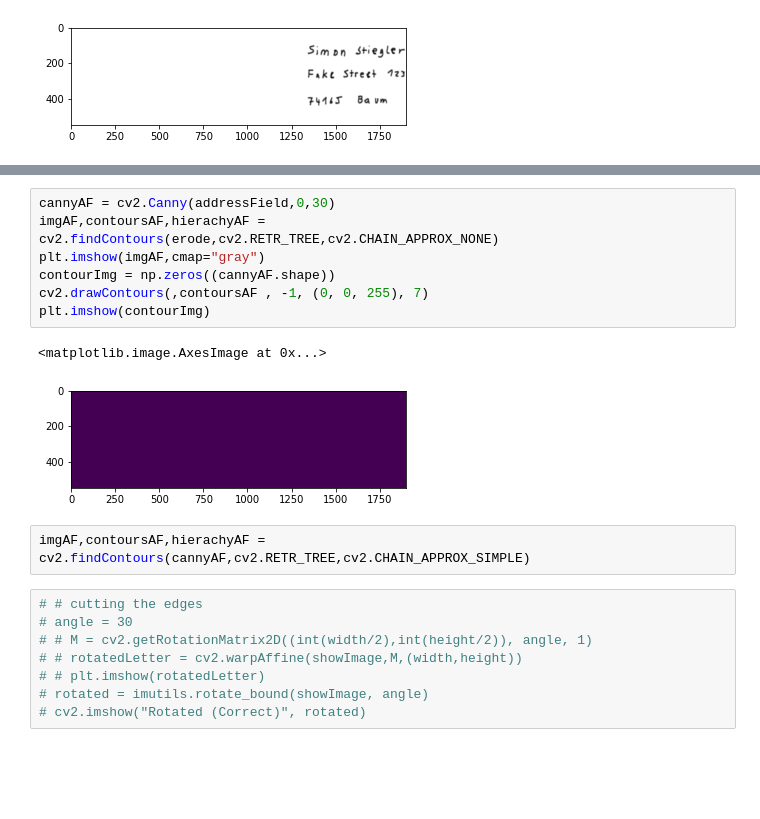
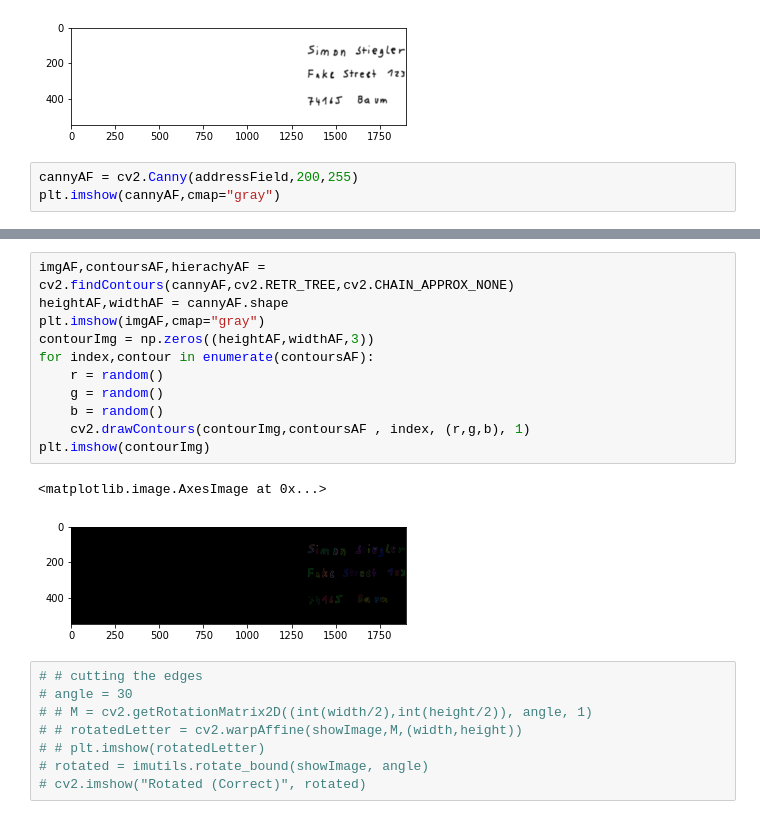
Before and after one commit to SimonStiegler/CRV_Postleitzahlerkennung, a Jupyter notebook: Programm.ipynb, the cells around one changed output, grey strips where cells are left out. Cells and saved outputs as stored; diff of their text form; blank space fills up the shorter version.

Commit message:
randomize Character

```diff
--- a/Programm.ipynb
+++ b/Programm.ipynb
@@ -197,3 +198,6 @@ plt.imshow(addressField, cmap="gray")
 # %% [output]
 <matplotlib.image.AxesImage at 0x...>
 [figure]
+# %%
+cannyAF = cv2.Canny(addressField,200,255)
+plt.imshow(cannyAF,cmap="gray")
@@ -200,15 +207,17 @@ plt.imshow(addressField, cmap="gray")
 # %%
-cannyAF = cv2.Canny(addressField,0,30)
-imgAF,contoursAF,hierachyAF = cv2.findContours(erode,cv2.RETR_TREE,cv2.CHAIN_APPROX_NONE)
+imgAF,contoursAF,hierachyAF = cv2.findContours(cannyAF,cv2.RETR_TREE,cv2.CHAIN_APPROX_NONE)
+heightAF,widthAF = cannyAF.shape
 plt.imshow(imgAF,cmap="gray")
-contourImg = np.zeros((cannyAF.shape))
-cv2.drawContours(,contoursAF , -1, (0, 0, 255), 7)
+contourImg = np.zeros((heightAF,widthAF,3))
+for index,contour in enumerate(contoursAF):
+    r = random()
+    g = random()
+    b = random()
+    cv2.drawContours(contourImg,contoursAF , index, (r,g,b), 1)
 plt.imshow(contourImg)
 # %% [output]
 <matplotlib.image.AxesImage at 0x...>
-[figure, old version]
+[figure, new version]
-# %%
-imgAF,contoursAF,hierachyAF = cv2.findContours(cannyAF,cv2.RETR_TREE,cv2.CHAIN_APPROX_SIMPLE)
 # %%
 # # cutting the edges
 # angle = 30
```
Also changed, not shown: parts of 2 cells of this notebook.
